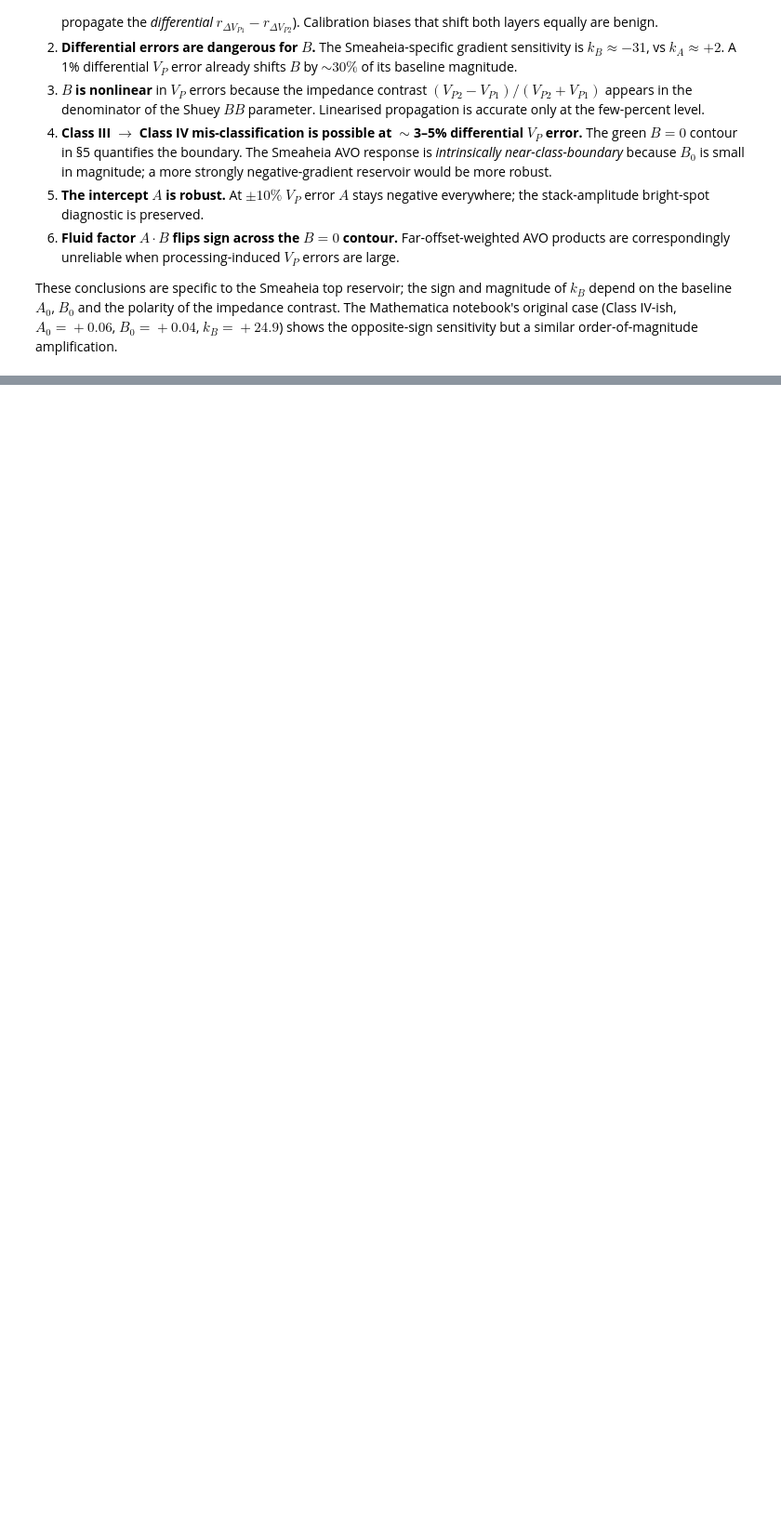
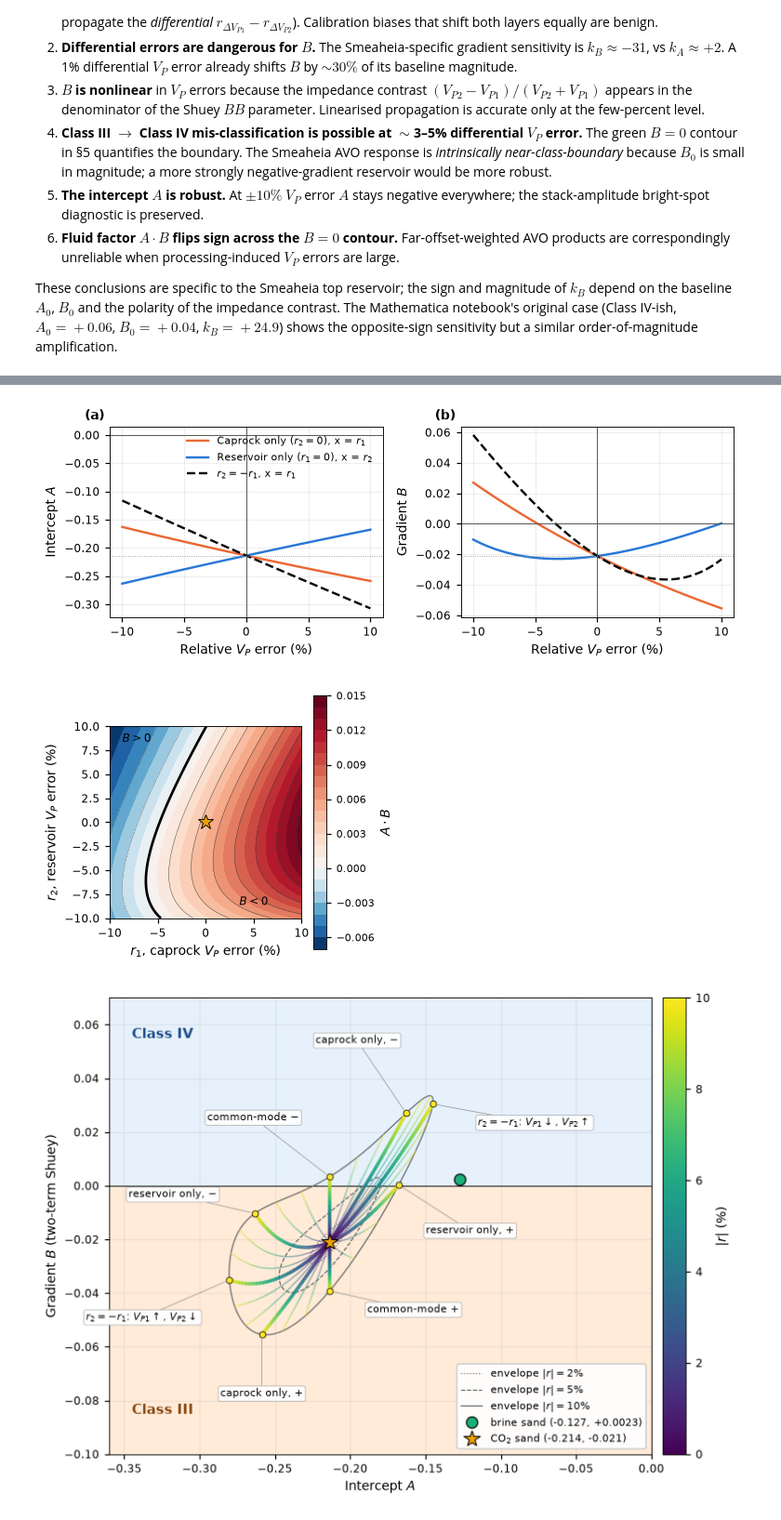
Before and after one commit to aleeseyon/VibeProjects, a Jupyter notebook: Chapter1_Smeaheia_AVO/chapter1_extended.ipynb, the cells around one changed output, grey strips where cells are left out. Shown at 93% size. Saved outputs shown, nothing was run; the diff lists cells and outputs as text; code cells hidden in the pictures; blank space fills up the shorter version.

```diff
--- a/Chapter1_Smeaheia_AVO/chapter1_extended.ipynb
+++ b/Chapter1_Smeaheia_AVO/chapter1_extended.ipynb
@@ -1034,0 +1064,78 @@ print(json.dumps(out, indent=1, default=lambda x: float(x)))
+# %%
+# ---- 10.2  Publication figures 1-3 (sections 4, 5, 7 data) ----------------------------
+import os
+from matplotlib.colors import TwoSlopeNorm
+os.makedirs('paper/figures', exist_ok=True)
+pub = {'font.size': 9, 'axes.labelsize': 9, 'xtick.labelsize': 8, 'ytick.labelsize': 8,
+       'legend.fontsize': 7.5, 'axes.linewidth': 0.6, 'lines.linewidth': 1.6}
+C_CAP, C_RES, C_DIF = '#eb6834', '#2a78d6', '#0b0b0b'   # validated categorical slots (orange, blue, ink)
+def save(fig, name):
+    fig.savefig(f'paper/figures/{name}.pdf', bbox_inches='tight')
+    fig.savefig(f'paper/figures/{name}.png', dpi=200, bbox_inches='tight')
+
+with plt.rc_context(pub):
+    # Figure 1 -- A and B slices (section 4 arrays)
+    fig, axes = plt.subplots(1, 2, figsize=(7.0, 2.7))
+    for ax, (Yc, Yr, Yd, Y0, lab) in zip(axes, [(A_cap, A_res, A_dif, A0, 'Intercept $A$'),
+                                                 (B_cap, B_res, B_dif, B0, 'Gradient $B$')]):
+        ax.plot(errs_pct, Yc, color=C_CAP, label='Caprock only ($r_2=0$), x = $r_1$')
+        ax.plot(errs_pct, Yr, color=C_RES, label='Reservoir only ($r_1=0$), x = $r_2$')
+        ax.plot(errs_pct, Yd, color=C_DIF, ls='--', label='$r_2=-r_1$, x = $r_1$')
+        ax.axhline(0, color='0.3', lw=0.6); ax.axvline(0, color='0.3', lw=0.6)
+        ax.axhline(Y0, color='0.6', lw=0.6, ls=':')
+        ax.set_xlabel('Relative $V_P$ error (%)'); ax.set_ylabel(lab); ax.grid(alpha=0.2)
+    axes[0].legend(loc='upper right', frameon=False)
+    for ax, t in zip(axes, ('(a)', '(b)')):
+        ax.text(-0.02, 1.02, t, transform=ax.transAxes, va='bottom', ha='right', fontweight='bold')
+    plt.tight_layout(); save(fig, 'fig01_AB_slices'); plt.show()
+
+    # Figure 2 -- A*B over the error plane (section 5 arrays)
+    fig, ax = plt.subplots(figsize=(3.6, 3.1))
+    nrm = TwoSlopeNorm(vcenter=0.0, vmin=GI_grid.min(), vmax=GI_grid.max())
+    cf = ax.contourf(RDV1*100, RDV2*100, GI_grid, levels=24, cmap='RdBu_r', norm=nrm)
+    ax.contour(RDV1*100, RDV2*100, GI_grid, levels=10, colors='0.25', linewidths=0.3)
+    ax.contour(RDV1*100, RDV2*100, B_grid, levels=[0], colors='k', linewidths=1.8)
+    ax.plot(0, 0, marker='*', color='#eda100', ms=11, mec='k', mew=0.6)
+    ax.text(-8.7, 8.3, '$B>0$', fontsize=8); ax.text(3.5, -8.7, '$B<0$', fontsize=8)
+    cb = fig.colorbar(cf, ax=ax); cb.set_label('$A\\cdot B$'); cb.ax.tick_params(labelsize=7)
+    ax.set_xlabel('$r_1$, caprock $V_P$ error (%)'); ax.set_ylabel('$r_2$, reservoir $V_P$ error (%)')
+    ax.set_aspect('equal'); plt.tight_layout(); save(fig, 'fig02_GI_map'); plt.show()
+
+    # Figure 3 -- radial spokes in the A-B crossplot (section 7 functions), corrected labels
+    pub_labels = {0: 'caprock only, $+$', 45: 'common-mode $+$', 90: 'reservoir only, $+$',
+                  135: '$r_2=-r_1$: $V_{P1}\\downarrow$, $V_{P2}\\uparrow$', 180: 'caprock only, $-$',
+                  225: 'common-mode $-$', 270: 'reservoir only, $-$',
+                  315: '$r_2=-r_1$: $V_{P1}\\uparrow$, $V_{P2}\\downarrow$'}
+    fig, ax = plt.subplots(figsize=(7.0, 5.2))
+    ax.axhline(0, color='k', lw=0.6); ax.axvline(0, color='k', lw=0.6)
+    ax.fill_between([-0.4, 0], 0, -0.12, color='#ffd9b3', alpha=0.5, zorder=0)
+    ax.fill_between([-0.4, 0], 0,  0.10, color='#d6e8fb', alpha=0.6, zorder=0)
+    ax.text(-0.345, -0.085, 'Class III', fontsize=10, fontweight='bold', color='#8a4a12')
+    ax.text(-0.345,  0.055, 'Class IV',  fontsize=10, fontweight='bold', color='#1f4f8a')
+    for r, ls in zip([0.02, 0.05, 0.10], [':', '--', '-']):
+        rd1 = r*np.cos(phi_dense); rd2 = r*np.sin(phi_dense)
+        ax.plot(A_fn(nvp1*(1 + rd1), nvp2*(1 + rd2), nvs1, nvs2, nrho1, nrho2),
+                B_fn(nvp1*(1 + rd1), nvp2*(1 + rd2), nvs1, nvs2, nrho1, nrho2),
+                ls, color='0.4', lw=0.8, zorder=2, label=f'envelope $|r|={100*r:.0f}$%')
+    for d in phi_intermediate_deg: draw_spoke(np.deg2rad(d), lw=1.0, alpha=0.5)
+    for d in phi_labelled_deg:
+        Ae, Be = draw_spoke(np.deg2rad(d), lw=2.4, alpha=1.0)
+        ax.plot(Ae, Be, 'o', mfc=cmap(norm(10)), mec='k', mew=0.5, ms=4.5, zorder=5)
+        dx, dy, ha, va = spoke_offsets[d]
+        ax.annotate(pub_labels[d], xy=(Ae, Be), xytext=(Ae + dx, Be + dy), fontsize=7.5, ha=ha, va=va,
+                    bbox=dict(boxstyle='round,pad=0.2', fc='white', ec='0.6', lw=0.4, alpha=0.95),
+                    arrowprops=dict(arrowstyle='-', color='0.5', lw=0.4, shrinkA=0, shrinkB=3), zorder=6)
+    ax.plot(A0_br, B0_br, 'o', ms=8, mfc='#1baf7a', mec='k', mew=0.8, zorder=7,
+            label=f'brine sand ({A0_br:+.3f}, {B0_br:+.4f})')
+    ax.plot(A0, B0, '*', ms=12, mfc='#eda100', mec='k', mew=0.7, zorder=8,
+            label=f'CO$_2$ sand ({A0:+.3f}, {B0:+.3f})')
+    sm = ScalarMappable(norm=norm, cmap=cmap); sm.set_array([])
+    cb = fig.colorbar(sm, ax=ax, fraction=0.04, pad=0.02); cb.set_label('$|r|$ (%)')
+    ax.set_xlim(-0.36, 0.0); ax.set_ylim(-0.10, 0.07)
+    ax.set_xlabel('Intercept $A$'); ax.set_ylabel('Gradient $B$ (two-term Shuey)')
+    ax.legend(loc='lower right', frameon=True, framealpha=0.95); ax.grid(alpha=0.2)
+    plt.tight_layout(); save(fig, 'fig03_AB_spokes'); plt.show()
+# %% [output]
+[figure, added]
+[figure, added]
+[figure, added]
```
Also changed, not shown: parts of 39 cells of this notebook, 13 other files.
